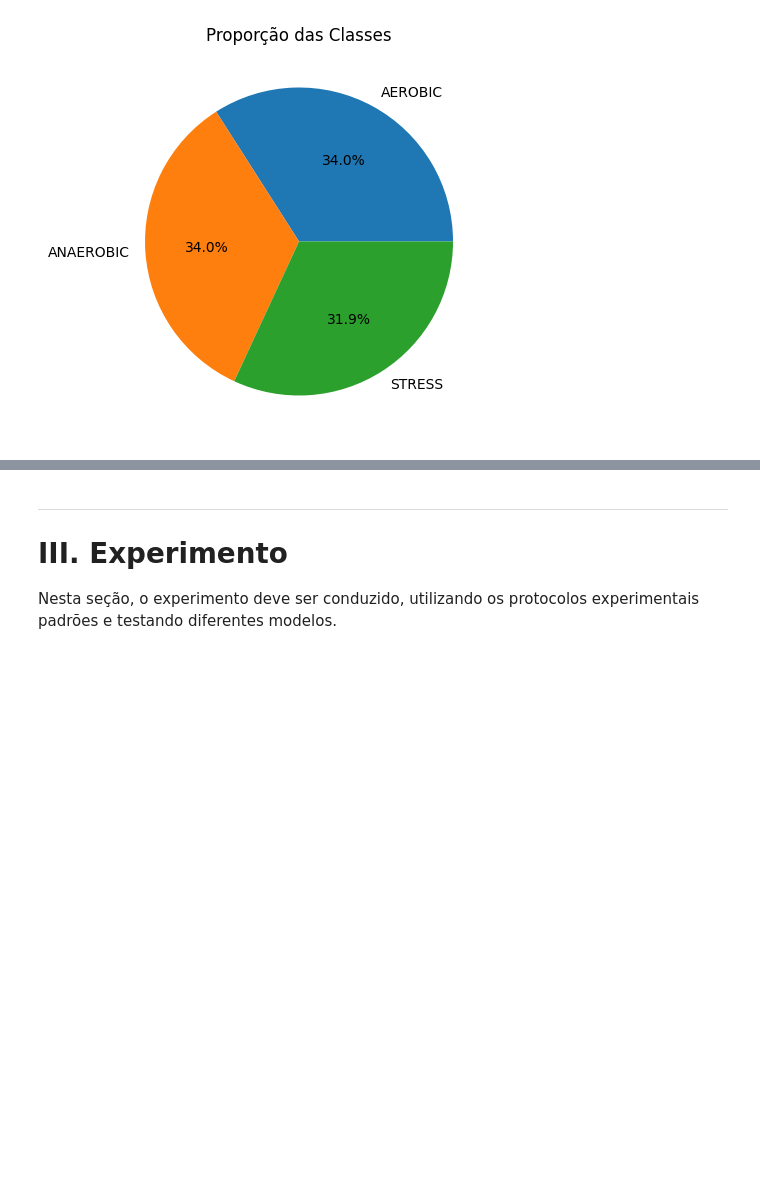
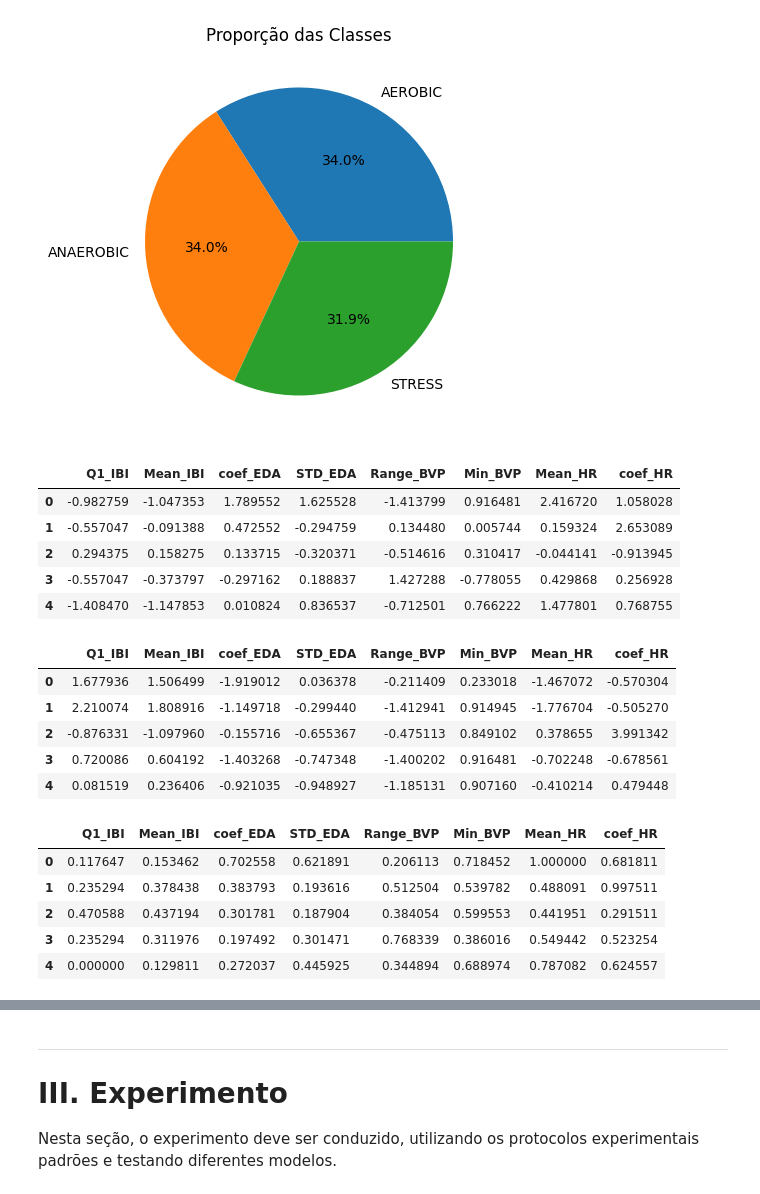
Before and after one commit to ottonifel/PROJETO_ML_FelipeOttoni_LeticiaAlmeida, a Jupyter notebook: main.ipynb, the cells around one changed output, grey strips where cells are left out. Saved outputs shown, nothing was run; the diff lists cells and outputs as text; code cells hidden in the pictures; blank space fills up the shorter version.

Commit message:
Normalização e correções

```diff
--- a/main.ipynb
+++ b/main.ipynb
@@ -565,3 +631,79 @@ plt.ylabel('')
 plt.show()
 # %% [output]
 [figure]
+# %%
+# Normalização
+
+from sklearn.preprocessing import StandardScaler, MinMaxScaler, Normalizer
+# criação do dataframe de treino final
+df_treinamento = df_inicial_clean_without_outliers.drop(columns=["Id", "Label"])
+df_teste = df_test.drop(columns=["Id"])
+
+# Estruturação de diversas normalizações para possibilidades de teste
+
+# 1. Normalização usando StandartScaler() -> Desvio e média
+    # Normalizar treino
+standard_scaler = StandardScaler()
+standard_scaler.fit(df_treinamento)
+treinamento_standard_normalized = standard_scaler.transform(df_treinamento)
+
+    # Normalizar Teste
+teste_standard_normalized = standard_scaler.transform(df_teste)
+
+# 2. Normalização usando MinMaxScaler()
+minmax_scaler = MinMaxScaler()
+minmax_scaler.fit(df_treinamento)
+treinamento_minmax_normalized = minmax_scaler.transform(df_treinamento)
+
+    # Normalizar Teste
+teste_minmax_normalized = minmax_scaler.transform(df_teste)
+
+# 3. Normalização usando Normalizer()
+normalizer_scaler = Normalizer()
+normalizer_scaler.fit(df_treinamento)
+treinamento_normalizer_normalized = normalizer_scaler.transform(df_treinamento)
+
+    # Normalizar Teste
+teste_normalizer_normalized = normalizer_scaler.transform(df_teste)
+
+# tranformação em DataFrames das normalizações
+colunas_treinamento = df_treinamento.columns
+colunas_teste = df_teste.columns
+
+# Standard
+df_treinamento_standard = pd.DataFrame(treinamento_standard_normalized, columns=colunas_treinamento)
+df_teste_standard = pd.DataFrame(teste_standard_normalized, columns=colunas_teste)
+
+# MinMax
+df_treinamento_minmax = pd.DataFrame(treinamento_minmax_normalized, columns=colunas_treinamento)
+df_teste_minmax = pd.DataFrame(teste_minmax_normalized, columns=colunas_teste)
+
+# Normalizer
+df_treinamento_normalizer = pd.DataFrame(treinamento_normalizer_normalized, columns=colunas_treinamento)
+df_teste_normalizer = pd.DataFrame(teste_normalizer_normalized, columns=colunas_teste)
+
+display(df_treinamento_standard.head(n=5))
+display(df_teste_standard.head(n=5))
+display(df_treinamento_minmax.head(n=5))
+display(df_teste_minmax.head(n=5))
+display(df_treinamento_normalizer.head(n=5))
+display(df_teste_normalizer.head(n=5))
+# %% [output]
+|  | Q1_IBI | Mean_IBI | coef_EDA | STD_EDA | Range_BVP | Min_BVP | Mean_HR | coef_HR |
+| 0 | -0.982759 | -1.047353 | 1.789552 | 1.625528 | -1.413799 | 0.916481 | 2.416720 | 1.058028 |
+| 1 | -0.557047 | -0.091388 | 0.472552 | -0.294759 | 0.134480 | 0.005744 | 0.159324 | 2.653089 |
+| 2 | 0.294375 | 0.158275 | 0.133715 | -0.320371 | -0.514616 | 0.310417 | -0.044141 | -0.913945 |
+| 3 | -0.557047 | -0.373797 | -0.297162 | 0.188837 | 1.427288 | -0.778055 | 0.429868 | 0.256928 |
+| 4 | -1.408470 | -1.147853 | 0.010824 | 0.836537 | -0.712501 | 0.766222 | 1.477801 | 0.768755 |
+|  | Q1_IBI | Mean_IBI | coef_EDA | STD_EDA | Range_BVP | Min_BVP | Mean_HR | coef_HR |
+| 0 | 1.677936 | 1.506499 | -1.919012 | 0.036378 | -0.211409 | 0.233018 | -1.467072 | -0.570304 |
+| 1 | 2.210074 | 1.808916 | -1.149718 | -0.299440 | -1.412941 | 0.914945 | -1.776704 | -0.505270 |
+| 2 | -0.876331 | -1.097960 | -0.155716 | -0.655367 | -0.475113 | 0.849102 | 0.378655 | 3.991342 |
+| 3 | 0.720086 | 0.604192 | -1.403268 | -0.747348 | -1.400202 | 0.916481 | -0.702248 | -0.678561 |
+| 4 | 0.081519 | 0.236406 | -0.921035 | -0.948927 | -1.185131 | 0.907160 | -0.410214 | 0.479448 |
+|  | Q1_IBI | Mean_IBI | coef_EDA | STD_EDA | Range_BVP | Min_BVP | Mean_HR | coef_HR |
+| 0 | 0.117647 | 0.153462 | 0.702558 | 0.621891 | 0.206113 | 0.718452 | 1.000000 | 0.681811 |
+| 1 | 0.235294 | 0.378438 | 0.383793 | 0.193616 | 0.512504 | 0.539782 | 0.488091 | 0.997511 |
+| 2 | 0.470588 | 0.437194 | 0.301781 | 0.187904 | 0.384054 | 0.599553 | 0.441951 | 0.291511 |
+| 3 | 0.235294 | 0.311976 | 0.197492 | 0.301471 | 0.768339 | 0.386016 | 0.549442 | 0.523254 |
+| 4 | 0.000000 | 0.129811 | 0.272037 | 0.445925 | 0.344894 | 0.688974 | 0.787082 | 0.624557 |
```
Also changed, not shown: parts of 19 cells of this notebook.
